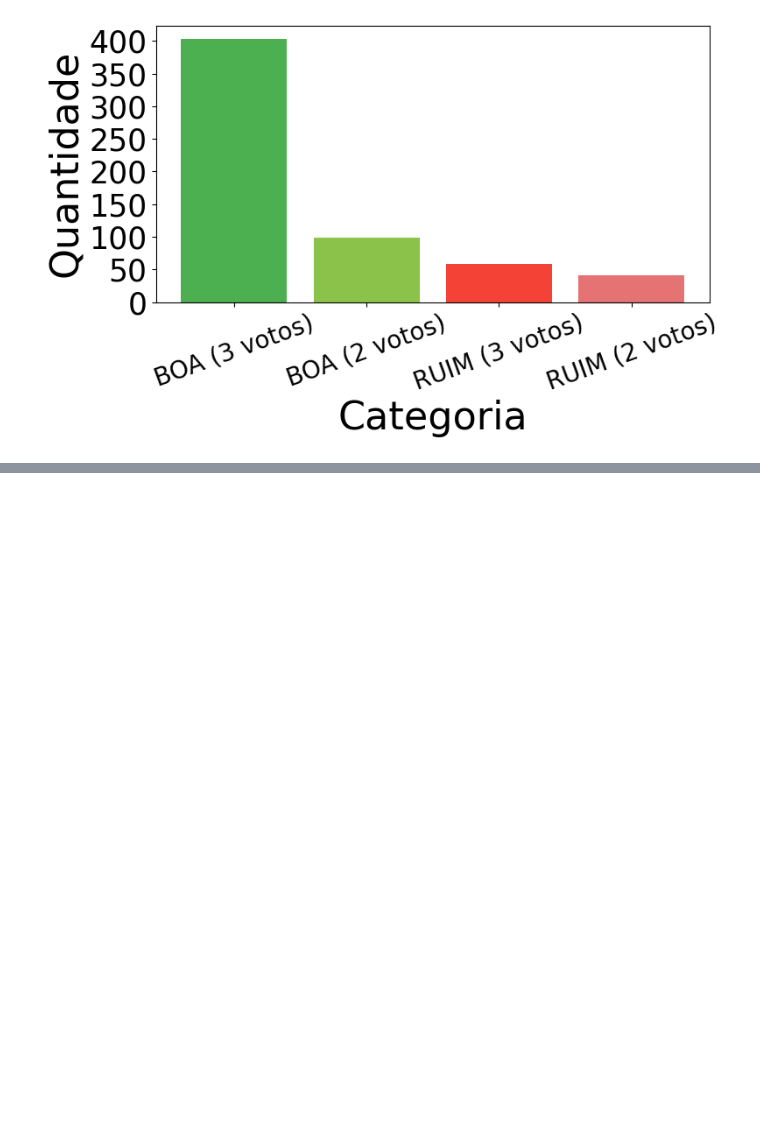
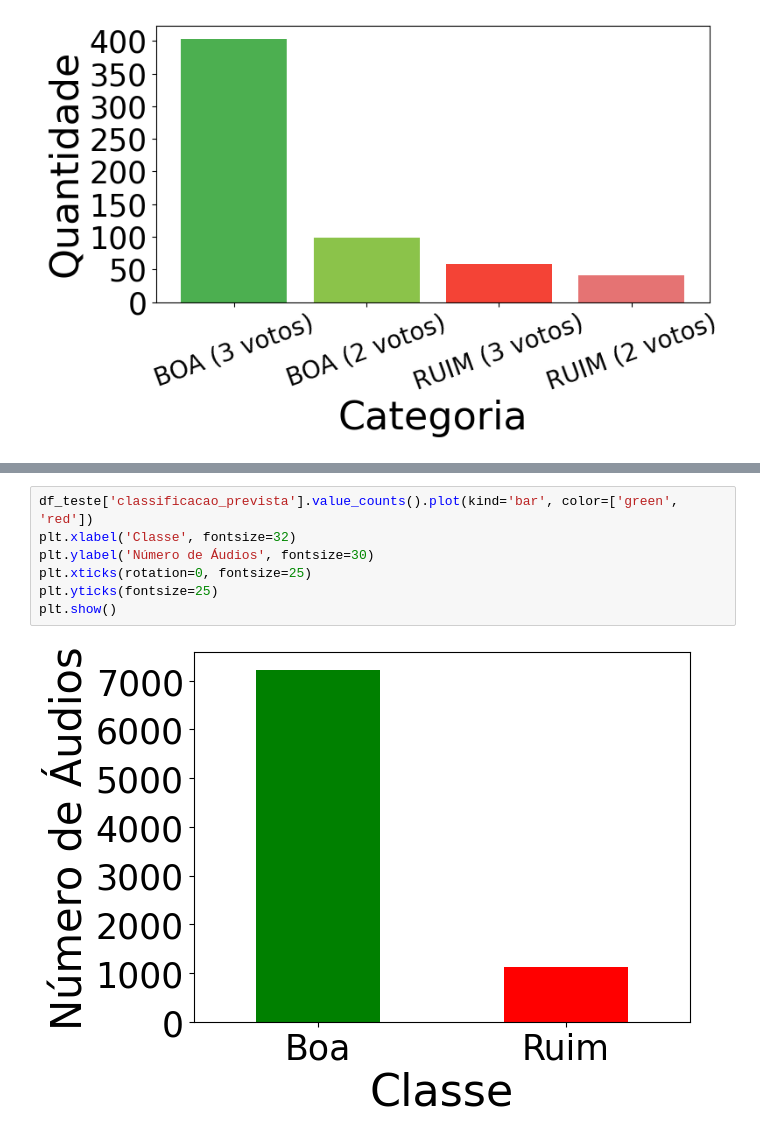
Before and after one commit to estermariaa/lei_felca, a Jupyter notebook: notebooks/22_audio_clustering.ipynb, the cells around one changed output, grey strips where cells are left out. Drawn from its saved outputs; the diff is of its cells as text; blank space fills up the shorter version.

```diff
--- a/notebooks/22_audio_clustering.ipynb
+++ b/notebooks/22_audio_clustering.ipynb
@@ -1529,0 +1794,9 @@ Melhor macro F1: 0.7120818910026159
+# %%
+df_teste['classificacao_prevista'].value_counts().plot(kind='bar', color=['green', 'red'])
+plt.xlabel('Classe', fontsize=32)
+plt.ylabel('Número de Áudios', fontsize=30)
+plt.xticks(rotation=0, fontsize=25)
+plt.yticks(fontsize=25)
+plt.show()
+# %% [output]
+[figure, added]
```
Also changed, not shown: parts of 15 cells of this notebook, 2 other files.
